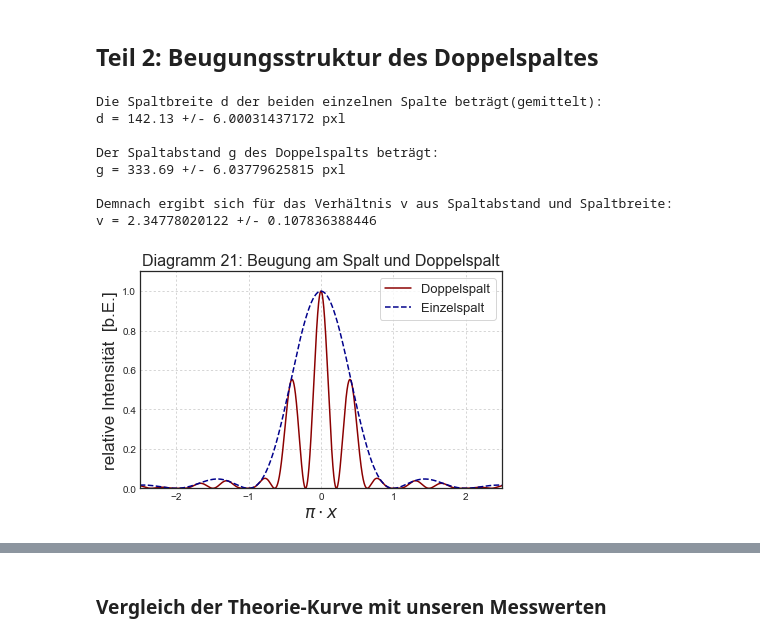
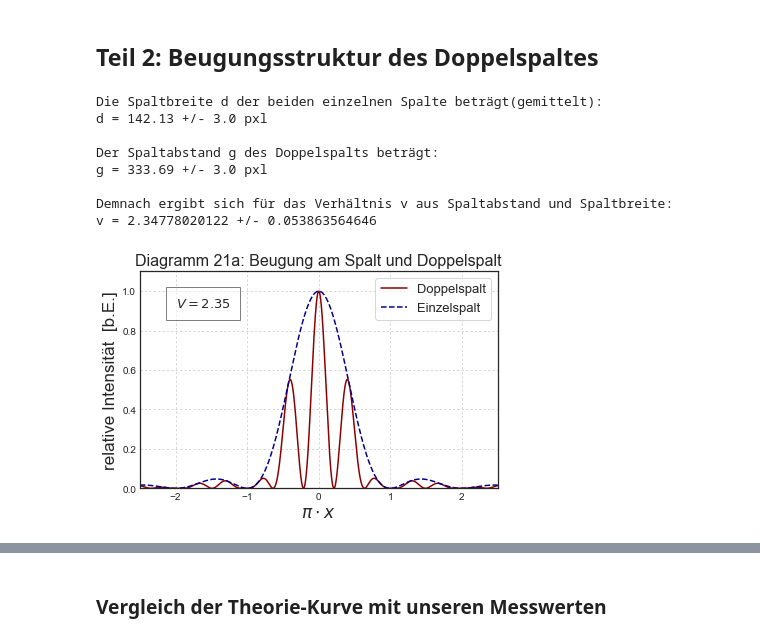
Before and after one commit to mathieukaltschmidt/PAP2-physics-lab-course, a Jupyter notebook: V233 Fourier-Optik/V233 Fourier-Optik .ipynb, the cells around one changed output, grey strips where cells are left out. Drawn from its saved outputs; the diff is of its cells as text; code cells hidden in the pictures.

```diff
--- a/V233 Fourier-Optik/V233 Fourier-Optik .ipynb
+++ b/V233 Fourier-Optik/V233 Fourier-Optik .ipynb
@@ -369,7 +369,7 @@ width_right=np.abs(x2_1-x2_2)
 width_err=np.sqrt(2)*pos_err
 
 width_mean=(width_left+width_right)/2
-width_mean_err=width_mean*np.sqrt((width_err/width_left)**2+(width_err/width_right)**2)
+width_mean_err=np.sqrt((width_err/2)**2+(width_err/2)**2)
 
 
 print('Die Spaltbreite d der beiden einzelnen Spalte beträgt(gemittelt):')
@@ -379,10 +379,10 @@ print()
 #Berechnung des Spaltabstandes aus Mittelpunkten der Spalte
 
 mid_left =(x1_1+x1_2)/2
-mid_left_err = mid_left*np.sqrt((pos_err/x1_1)**2+(pos_err/x1_2)**2)
+mid_left_err = np.sqrt((pos_err/2)**2+(pos_err/2)**2)
 
 mid_right =(x2_1+x2_2)/2
-mid_right_err = mid_right*np.sqrt((pos_err/x2_1)**2+(pos_err/x2_2)**2)
+mid_right_err = np.sqrt((pos_err/2)**2+(pos_err/2)**2)
 
 diff_mid = np.abs(mid_right-mid_left)
 diff_mid_err = np.sqrt(mid_left_err**2+mid_right_err**2)
@@ -400,37 +400,38 @@ print('Demnach ergibt sich für das Verhältnis v aus Spaltabstand und Spaltbrei
 print('v = '+str(prob_gd)+' +/- '+str(prob_gd_err))
 # %% [output]
 Die Spaltbreite d der beiden einzelnen Spalte beträgt(gemittelt):
-d = 142.13 +/- 6.00031437172 pxl
+d = 142.13 +/- 3.0 pxl
 
 Der Spaltabstand g des Doppelspalts beträgt:
-g = 333.69 +/- 6.03779625815 pxl
+g = 333.69 +/- 3.0 pxl
 
 Demnach ergibt sich für das Verhältnis v aus Spaltabstand und Spaltbreite:
-v = 2.34778020122 +/- 0.107836388446
+v = 2.34778020122 +/- 0.053863564646
 # %%
 #Bestimmung der Beugungsfunktion des Doppelspalts (Theorie)
 v=prob_gd
 #Randwerte des 1-Sigma_intervalls
 v2=prob_gd-prob_gd_err
 v3=prob_gd+prob_gd_err
 
 def beugung_doppelspalt(x):
     return np.sinc(x)**2*np.cos(np.pi*v*x)**2
 
 #zum Vergleich soll noch das Bild des zugehörigen Einzelspalt ins Diagramm geplottet werden.
 
 plt.plot(x,beugung_doppelspalt(x),color='darkred',label='Doppelspalt')
 plt.plot(x,beugung_spalt(x),color='darkblue',label='Einzelspalt',linestyle='--')
-plt.title('Diagramm 21: Beugung am Spalt und Doppelspalt',size=16)
+plt.title('Diagramm 21a: Beugung am Spalt und Doppelspalt',size=16)
 plt.xlabel('$\pi \cdot x$',size=17)
 plt.ylabel('relative Intensität  [b.E.]',size=17)
 plt.grid(ls='dotted')
 plt.ylim(0,1.1)
 plt.xlim(-2.5,2.5)
+plt.text(-2,0.92,r'$V = 2.35$',bbox={'facecolor':'white', 'alpha':0.5, 'pad':10},size=13)
 plt.legend(frameon=True,fontsize=13)
 
 #Abspeichern des Diagramms
 plt.tight_layout()
-plt.savefig('Diagramme/V233Diagramm21.pdf',format='PDF')
+plt.savefig('Diagramme/V233Diagramm21a.pdf',format='PDF')
 # %% [output]
-[figure, old version]
+[figure, new version]
```
Also changed, not shown: parts of 32 cells of this notebook, 46 other files.
